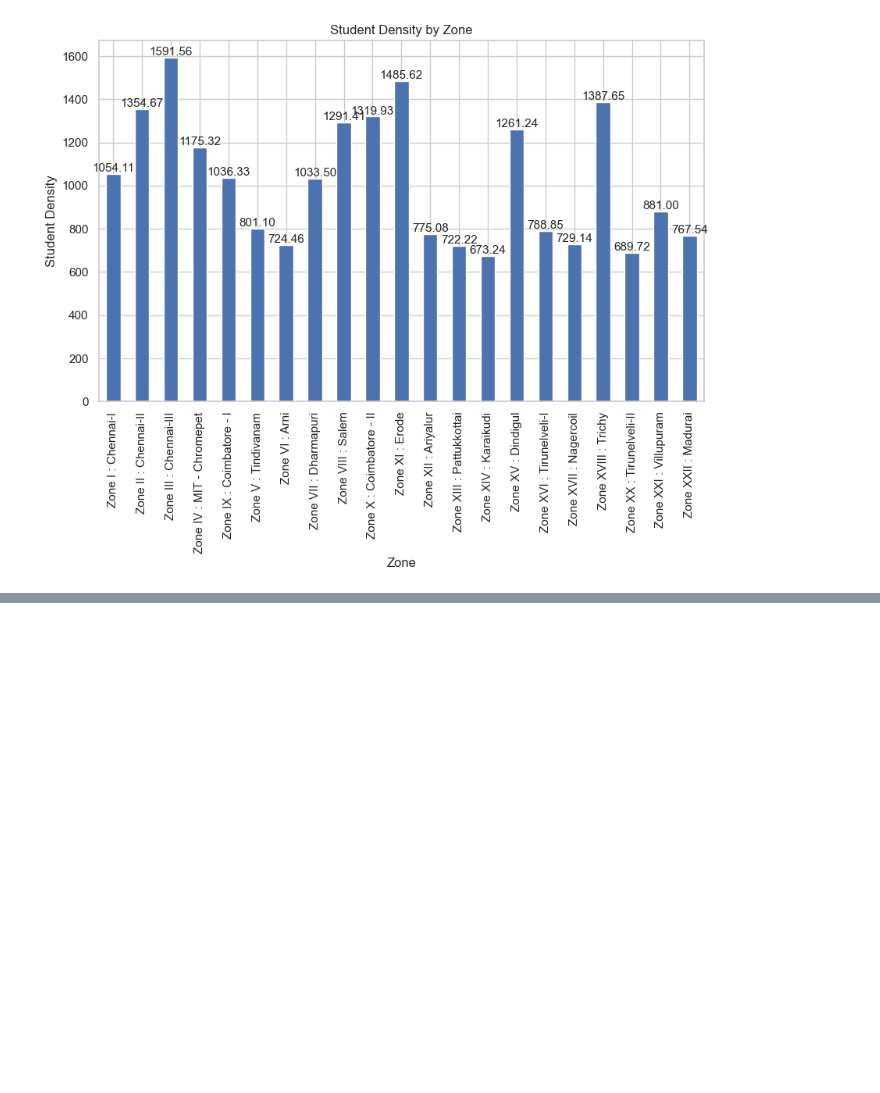
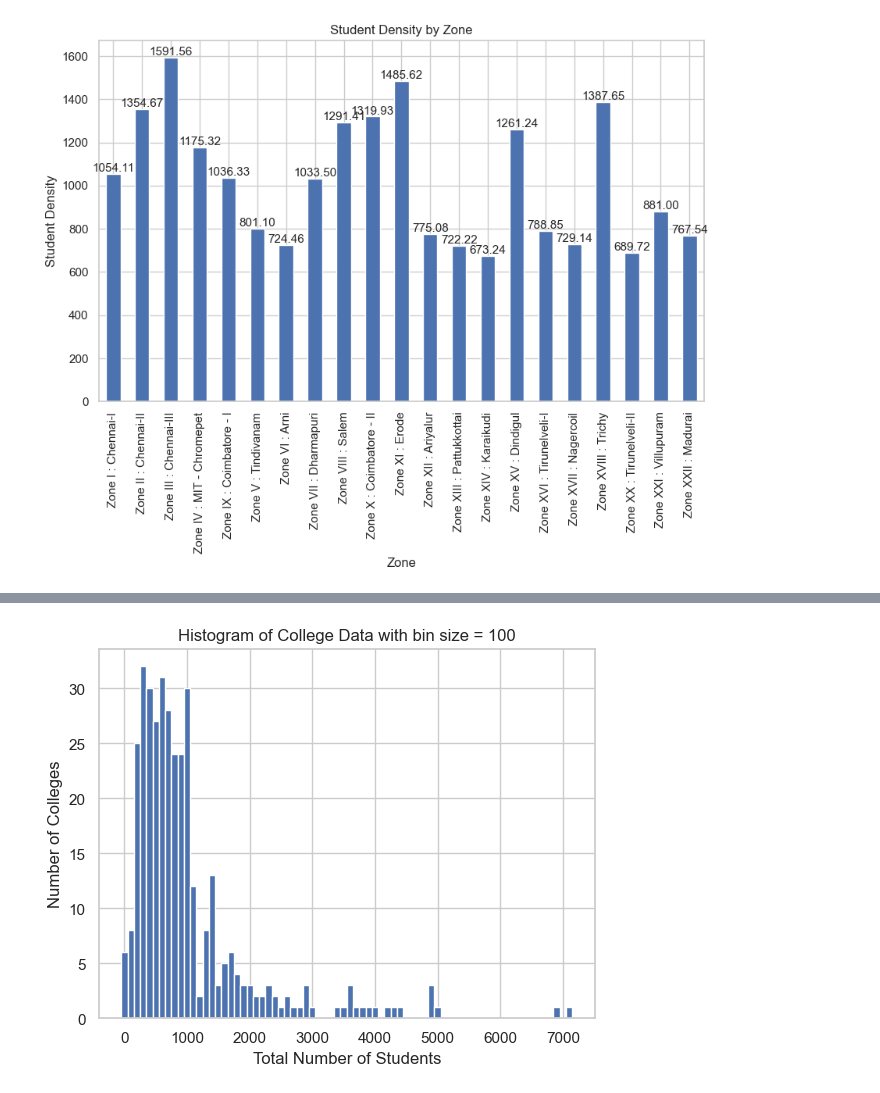
Before and after one commit to vaishnav-vijayan/clganalysis, a Jupyter notebook: clganalysis.ipynb, the cells around one changed output, grey strips where cells are left out. Cells and saved outputs as stored; diff of their text form; code cells hidden in the pictures; blank space fills up the shorter version.

```diff
--- a/clganalysis.ipynb
+++ b/clganalysis.ipynb
@@ -380,0 +455,27 @@ Dropdown(description='Zone', options=('Zone I : Chennai-I', 'Zone XXI : Villupur
+# %%
+
+# Group the data by college name and sum the total number of students for each college
+college_data = data.groupby('College Name').agg({'Total No of students': 'sum'}).reset_index()
+
+# Sort the data by total number of students in ascending order
+college_data = college_data.sort_values(by='Total No of students')
+
+# Define the bin size for the histogram
+bin_size = 100
+
+# Calculate the number of bins needed based on the maximum number of students
+max_students = college_data['Total No of students'].max()
+num_bins = math.ceil(max_students / bin_size)
+
+# Create a new DataFrame with the counts of colleges in each bin
+bin_counts = pd.cut(college_data['Total No of students'], bins=num_bins, labels=False).value_counts().sort_index()
+bin_counts.index *= bin_size  # Convert bin index to bin range
+
+# Plot the histogram
+plt.bar(bin_counts.index, bin_counts.values, width=bin_size)
+plt.xlabel('Total Number of Students')
+plt.ylabel('Number of Colleges')
+plt.title('Histogram of College Data with bin size = ' + str(bin_size))
+plt.show()
+# %% [output]
+[figure, added]
```
Also changed, not shown: parts of 3 cells of this notebook.
